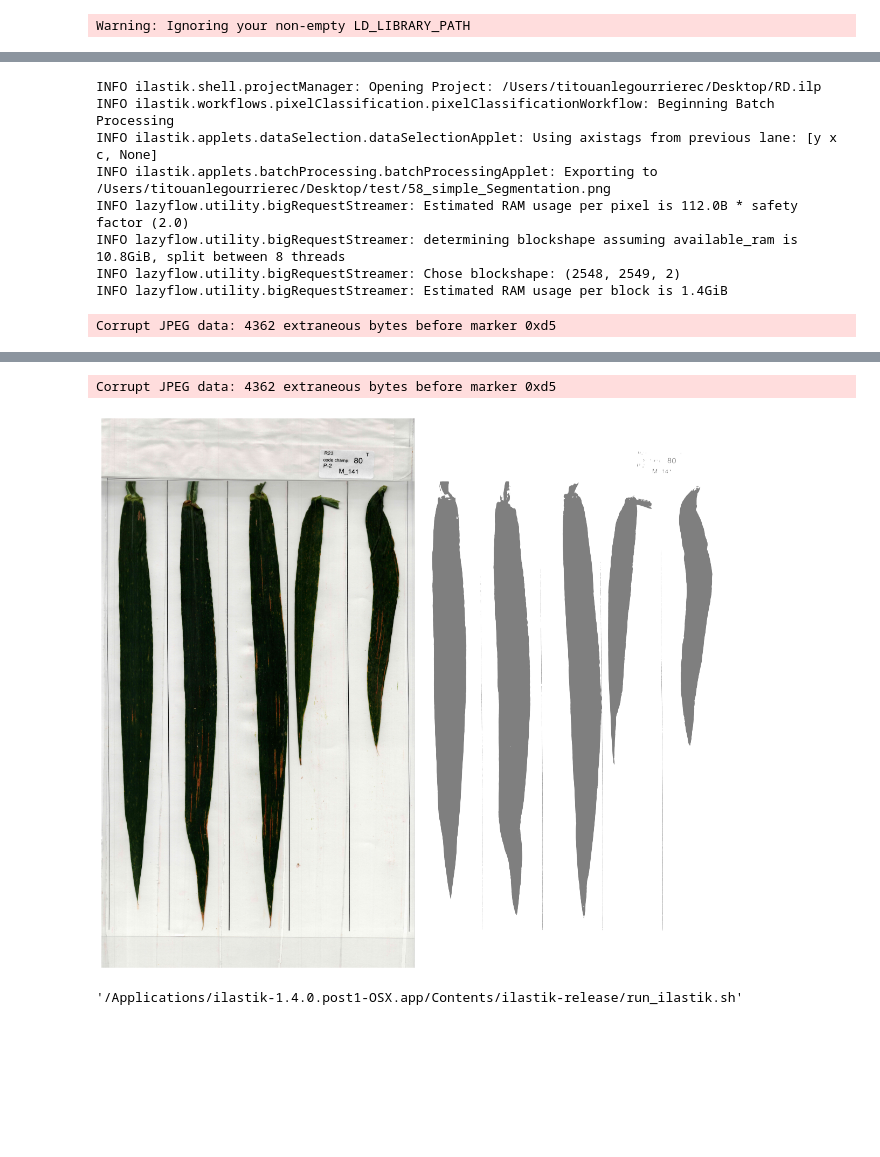
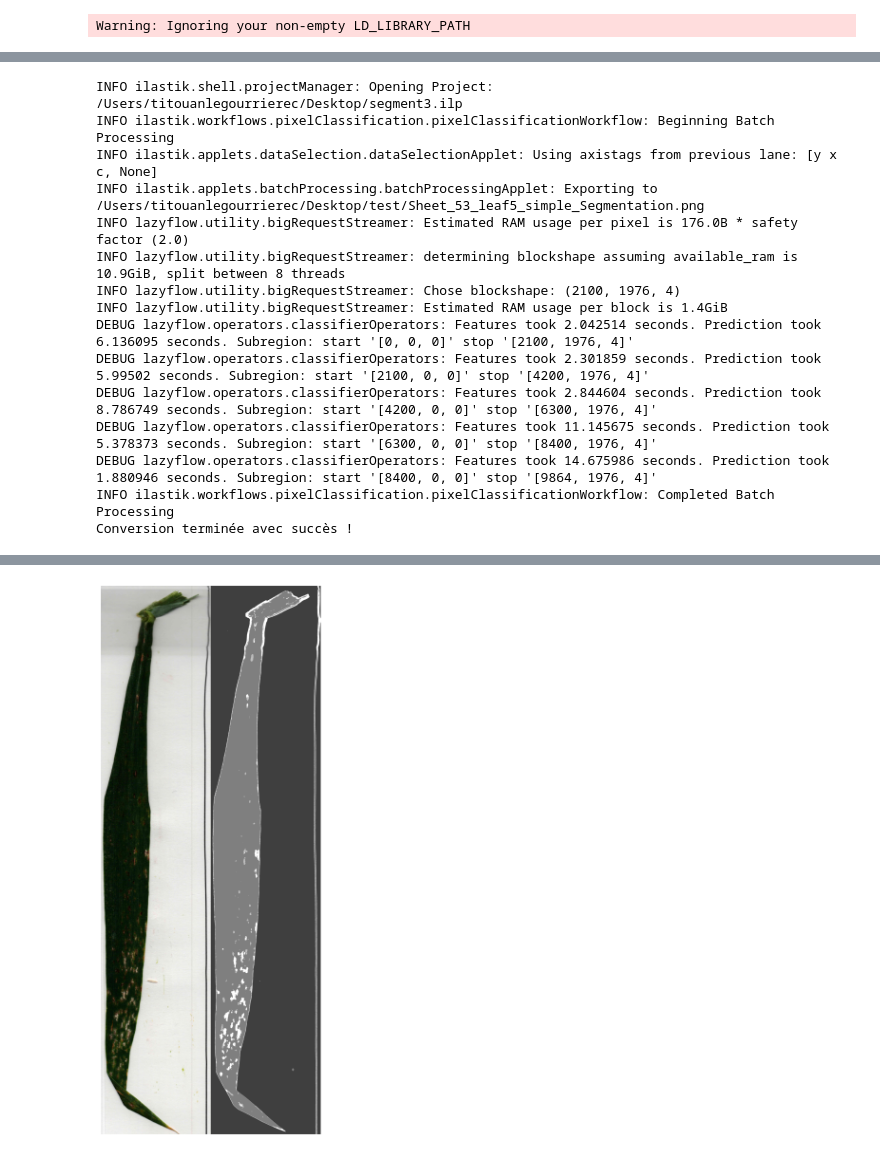
Before and after one commit to titouanlegourrierec/Leaf_Disease_Segmentation, a Jupyter notebook: Ilastik-headless.ipynb, the cells around one changed output, grey strips where cells are left out. Drawn from its saved outputs; the diff is of its cells as text; code cells hidden in the pictures; blank space fills up the shorter version.

```diff
--- a/Ilastik-headless.ipynb
+++ b/Ilastik-headless.ipynb
@@ -11,14 +11,14 @@ output_format = ["bmp", "gif", "hdr", "jpeg", "jpg", "pbm", "pgm", "png", "pnm",
 # Chemin vers le script run_ilastik.sh
 ilastik_script_path = "/Applications/ilastik-1.4.0.post1-OSX.app/Contents/ilastik-release/run_ilastik.sh"
 #image_path = "/Users/titouanlegourrierec/Desktop/results/File/Sheet12_leaf1.jpg"
-image_path = "/Users/titouanlegourrierec/Desktop/all_scan_data/all_090523/53.jpg"
+image_path = "/Users/titouanlegourrierec/Desktop/new_results/File/Sheet_55_leaf5.jpg"
 result_path = "/Users/titouanlegourrierec/Desktop/test/{nickname}_simple_Segmentation.png"
 
 # Arguments pour exécuter ilastik en mode headless
 ilastik_args = [
     ilastik_script_path,
     "--headless",
-    "--project=/Users/titouanlegourrierec/Desktop/RD.ilp",
+    "--project=/Users/titouanlegourrierec/Desktop/segment3.ilp",
     "--export_source=Simple Segmentation",
     "--output_format=png",
     "--output_filename_format=/Users/titouanlegourrierec/Desktop/test/{nickname}_simple_Segmentation.png",
@@ -65,8 +66,9 @@ import os
 # Chemin vers le script run_ilastik.sh
 ilastik_script_path = "/Applications/ilastik-1.4.0.post1-OSX.app/Contents/ilastik-release/run_ilastik.sh"
 #image_path = "/Users/titouanlegourrierec/Desktop/results/File/Sheet13_leaf3.jpg"
-image_path = "/Users/titouanlegourrierec/Desktop/all_scan_data/all_090523/58.jpg"
-project_path = "/Users/titouanlegourrierec/Desktop/RD.ilp"
+image_path = "/Users/titouanlegourrierec/Desktop/new_results/File/Sheet_53_leaf5.jpg"
+project_path = "/Users/titouanlegourrierec/Desktop/segment3.ilp"
+#project_path = "/Users/titouanlegourrierec/Downloads/clc.ilp"
 result_base_path = "/Users/titouanlegourrierec/Desktop/test/"
 
 # Arguments pour exécuter Ilastik en mode headless
@@ -87,6 +89,7 @@ try:
 except subprocess.CalledProcessError as e:
     print("Erreur lors de la conversion :", e)
 
+
 # Récupérer le nom de fichier de l'image d'entrée
 input_filename = os.path.basename(image_path)
 
@@ -117,9 +120,15 @@ WARNING 2024-03-23 20:35:10,933 structuredTrackingWorkflow 50452 8610918976 Coul
-INFO ilastik.shell.projectManager: Opening Project: /Users/titouanlegourrierec/Desktop/RD.ilp
+INFO ilastik.shell.projectManager: Opening Project: /Users/titouanlegourrierec/Desktop/segment3.ilp
 INFO ilastik.workflows.pixelClassification.pixelClassificationWorkflow: Beginning Batch Processing
 INFO ilastik.applets.dataSelection.dataSelectionApplet: Using axistags from previous lane: [y x c, None]
-INFO ilastik.applets.batchProcessing.batchProcessingApplet: Exporting to /Users/titouanlegourrierec/Desktop/test/58_simple_Segmentation.png
-INFO lazyflow.utility.bigRequestStreamer: Estimated RAM usage per pixel is 112.0B * safety factor (2.0)
-INFO lazyflow.utility.bigRequestStreamer: determining blockshape assuming available_ram is 10.8GiB, split between 8 threads
-INFO lazyflow.utility.bigRequestStreamer: Chose blockshape: (2548, 2549, 2)
+INFO ilastik.applets.batchProcessing.batchProcessingApplet: Exporting to /Users/titouanlegourrierec/Desktop/test/Sheet_53_leaf5_simple_Segmentation.png
+INFO lazyflow.utility.bigRequestStreamer: Estimated RAM usage per pixel is 176.0B * safety factor (2.0)
+INFO lazyflow.utility.bigRequestStreamer: determining blockshape assuming available_ram is 10.9GiB, split between 8 threads
+INFO lazyflow.utility.bigRequestStreamer: Chose blockshape: (2100, 1976, 4)
 INFO lazyflow.utility.bigRequestStreamer: Estimated RAM usage per block is 1.4GiB
+DEBUG lazyflow.operators.classifierOperators: Features took 2.042514 seconds. Prediction took 6.136095 seconds. Subregion: start '[0, 0, 0]' stop '[2100, 1976, 4]'
+DEBUG lazyflow.operators.classifierOperators: Features took 2.301859 seconds. Prediction took 5.99502 seconds. Subregion: start '[2100, 0, 0]' stop '[4200, 1976, 4]'
+DEBUG lazyflow.operators.classifierOperators: Features took 2.844604 seconds. Prediction took 8.786749 seconds. Subregion: start '[4200, 0, 0]' stop '[6300, 1976, 4]'
+DEBUG lazyflow.operators.classifierOperators: Features took 11.145675 seconds. Prediction took 5.378373 seconds. Subregion: start '[6300, 0, 0]' stop '[8400, 1976, 4]'
+DEBUG lazyflow.operators.classifierOperators: Features took 14.675986 seconds. Prediction took 1.880946 seconds. Subregion: start '[8400, 0, 0]' stop '[9864, 1976, 4]'
+INFO ilastik.workflows.pixelClassification.pixelClassificationWorkflow: Completed Batch Processing
+Conversion terminée avec succès !
-Corrupt JPEG data: 4362 extraneous bytes before marker 0xd5
@@ -143,2 +135 @@ Conversion terminée avec succès !
-Corrupt JPEG data: 4362 extraneous bytes before marker 0xd5
-[figure, old version]
+[figure, new version]
@@ -155,5 +135,0 @@ def find(root_dir):
-# %%
-root_dir = "/Applications"
-find(root_dir)
-# %% [output]
-'/Applications/ilastik-1.4.0.post1-OSX.app/Contents/ilastik-release/run_ilastik.sh'
```
Also changed, not shown: parts of 4 cells of this notebook, 9 other files.
